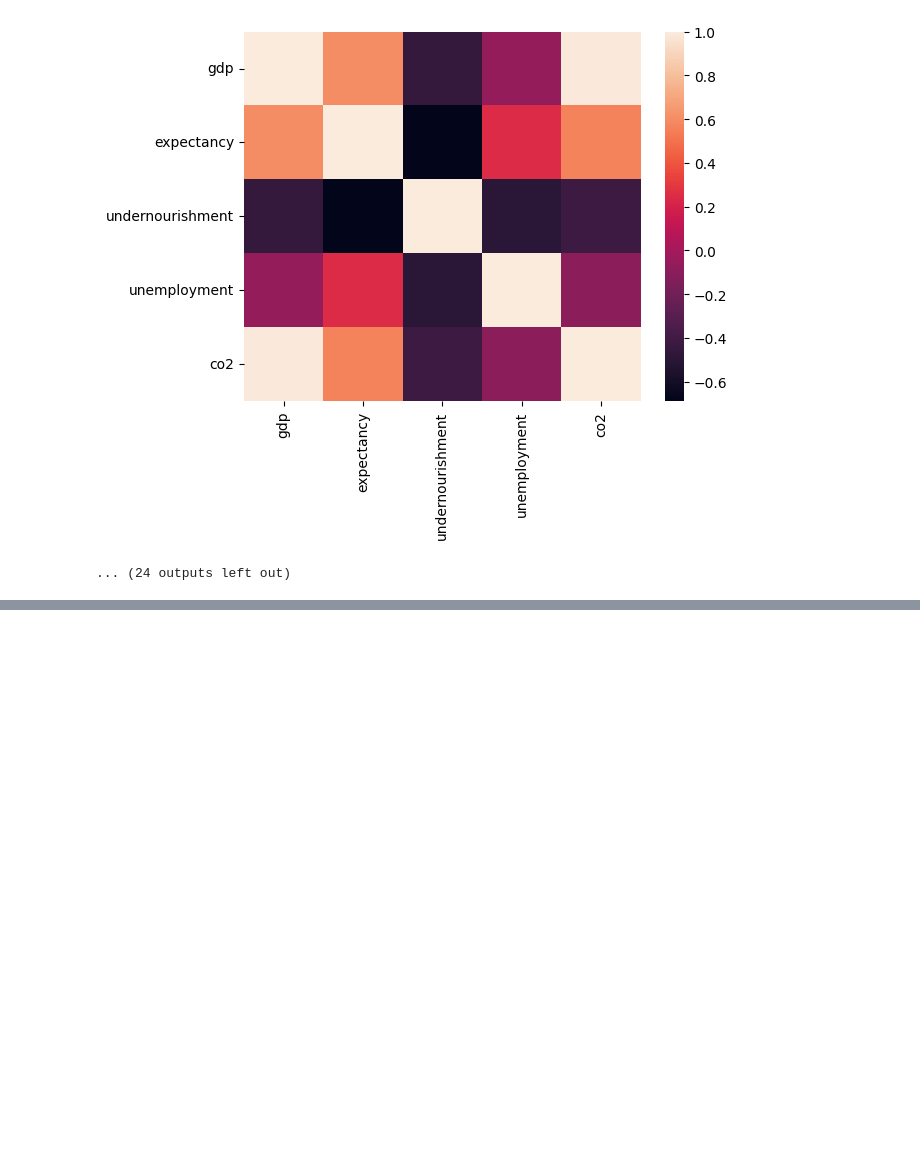
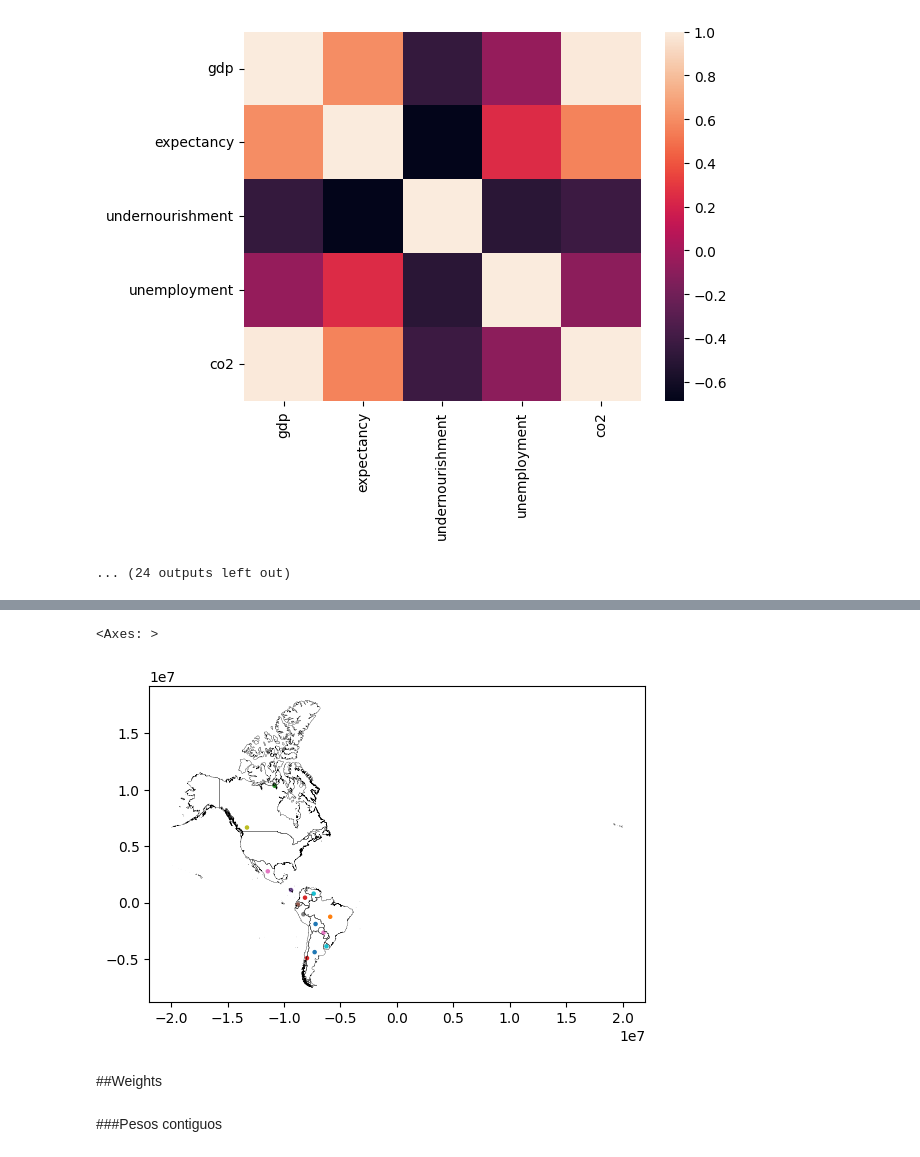
Before and after one commit to EstebanJM/BigData, a Jupyter notebook: PROYECTO_SEGUNDO_CORTE.ipynb, the cells around one changed output, grey strips where cells are left out. Cells and saved outputs as stored; diff of their text form; code cells hidden in the pictures; blank space fills up the shorter version.

```diff
--- a/PROYECTO_SEGUNDO_CORTE.ipynb
+++ b/PROYECTO_SEGUNDO_CORTE.ipynb
@@ -537,0 +869,2 @@ YR2007
+# %%
+gt_polygons["centroid"] = gt_polygons.geometry.centroid # identificar centroides
@@ -537,0 +887,28 @@ YR2007
+# %%
+# Lista de los 14 países
+paises_america = ['Argentina', 'Bolivia', 'Brazil', 'Chile', 'Colombia', 'Ecuador', 'Paraguay', 'Peru', 'Uruguay', 'Venezuela', 'United States of America', 'Canada', 'Mexico', 'Costa Rica']
+
+# Filtra las filasL
+america_df = gt_polygons[gt_polygons['ADMIN'].isin(paises_america)]
+
+# Muestra el nuevo DataFrame con solo los 14 países
+america_df
+# %%
+# Cargar el GeoDataFrame con los países seleccionados
+america_gdf = gpd.GeoDataFrame(america_df)
+
+# Crear una figura y ejes
+fig, ax = plt.subplots(figsize=(10, 6))  # Ajusta el tamaño según tus preferencias
+
+# Plotea los países seleccionados
+america_gdf.plot(ax=ax, edgecolor='k')
+
+# Configura el aspecto del mapa
+ax.set_title('Mapa países de América')
+ax.set_xlabel('Longitud')
+ax.set_ylabel('Latitud')
+
+# Muestra el mapa
+plt.show()
+# %%
+america_gdf["centroid"] = america_gdf.geometry.centroid # identificar centroides 14 paises
@@ -537,0 +926,14 @@ YR2007
+# %%
+# graficar centroides
+ax = america_gdf.set_geometry("centroid").plot("ADMIN", markersize=5)
+# graficar polígonos sin color
+america_gdf.plot(
+    "ADMIN", ax=ax, facecolor="none", edgecolor="k", linewidth=0.2
+)
+# %% [output]
+<Axes: >
+[figure, added]
+# %% [markdown]
+##Weights
+# %% [markdown]
+###Pesos contiguos
```
Also changed, not shown: parts of 69 cells of this notebook.
